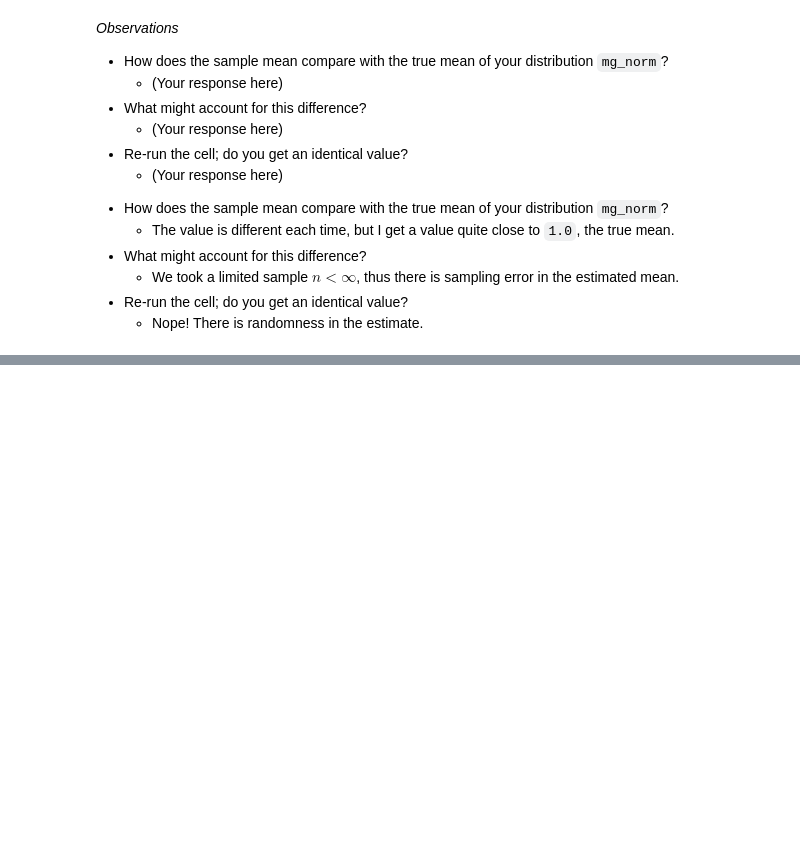
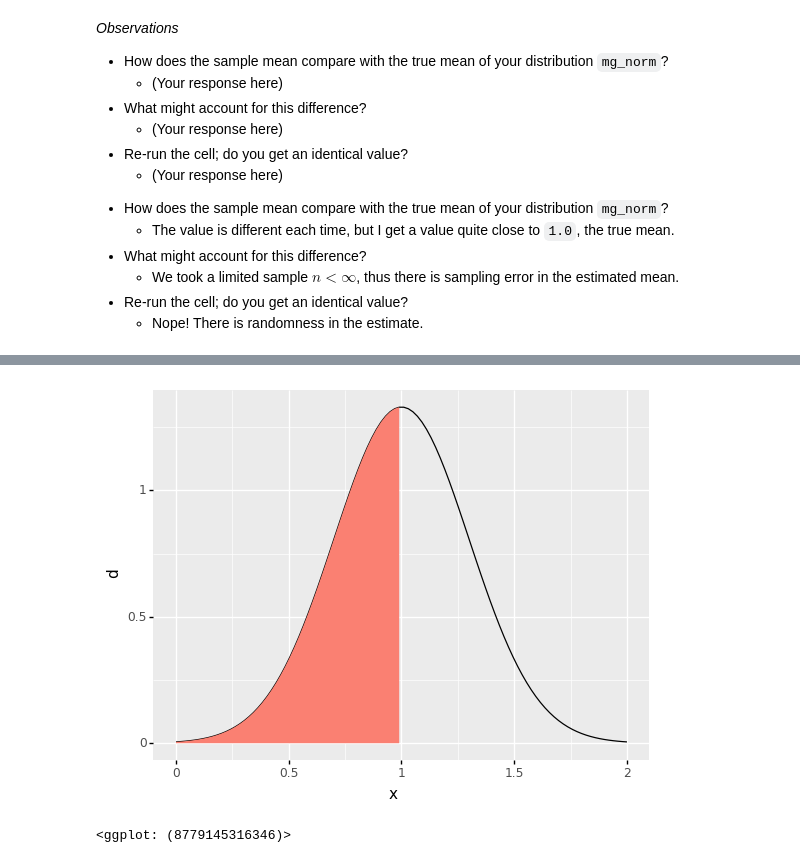
Before and after one commit to zdelrosario/evc-course, a Jupyter notebook: exercises/e-stat04-distributions-master.ipynb, the cells around one changed output, grey strips where cells are left out. Saved outputs shown, nothing was run; the diff lists cells and outputs as text; code cells hidden in the pictures; blank space fills up the shorter version.

```diff
--- a/exercises/e-stat04-distributions-master.ipynb
+++ b/exercises/e-stat04-distributions-master.ipynb
@@ -588,0 +724,26 @@ Quantiles "turn around" the idea of probability. With probability we start with
+# %%
+## NOTE: No need to edit; run and inspect
+# Compute the 0.50 quantile
+q_mid = mg_norm.q(0.50)
+
+# Visualize
+df_tmp = (
+    gr.df_make(x=gr.linspace(0, 2, 100))
+    >> gr.tf_mutate(d=mg_norm.d(DF.x))
+)
+
+(
+    df_tmp
+    >> gr.ggplot(gr.aes("x", "d"))
+    + gr.geom_line()
+    + gr.geom_ribbon(
+        data=df_tmp
+        >> gr.tf_filter(0.0 <= DF.x, DF.x <= q_mid),
+        mapping=gr.aes(ymin=0, ymax="d"),
+        fill="salmon",
+        color=None,
+    )
+)
+# %% [output]
+[figure, added]
+<ggplot: (8779145316346)>
```
Also changed, not shown: parts of 50 cells of this notebook.
